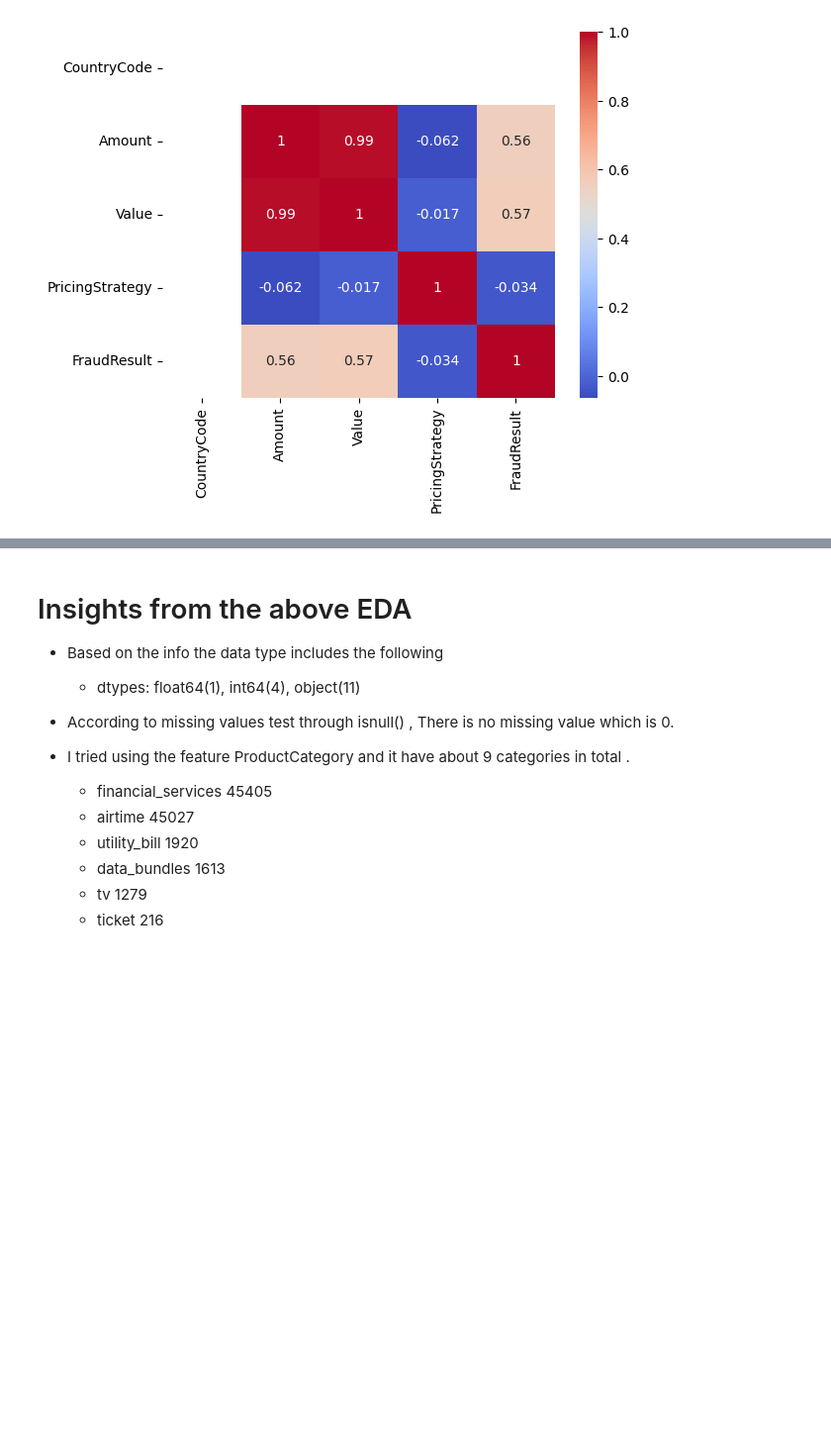
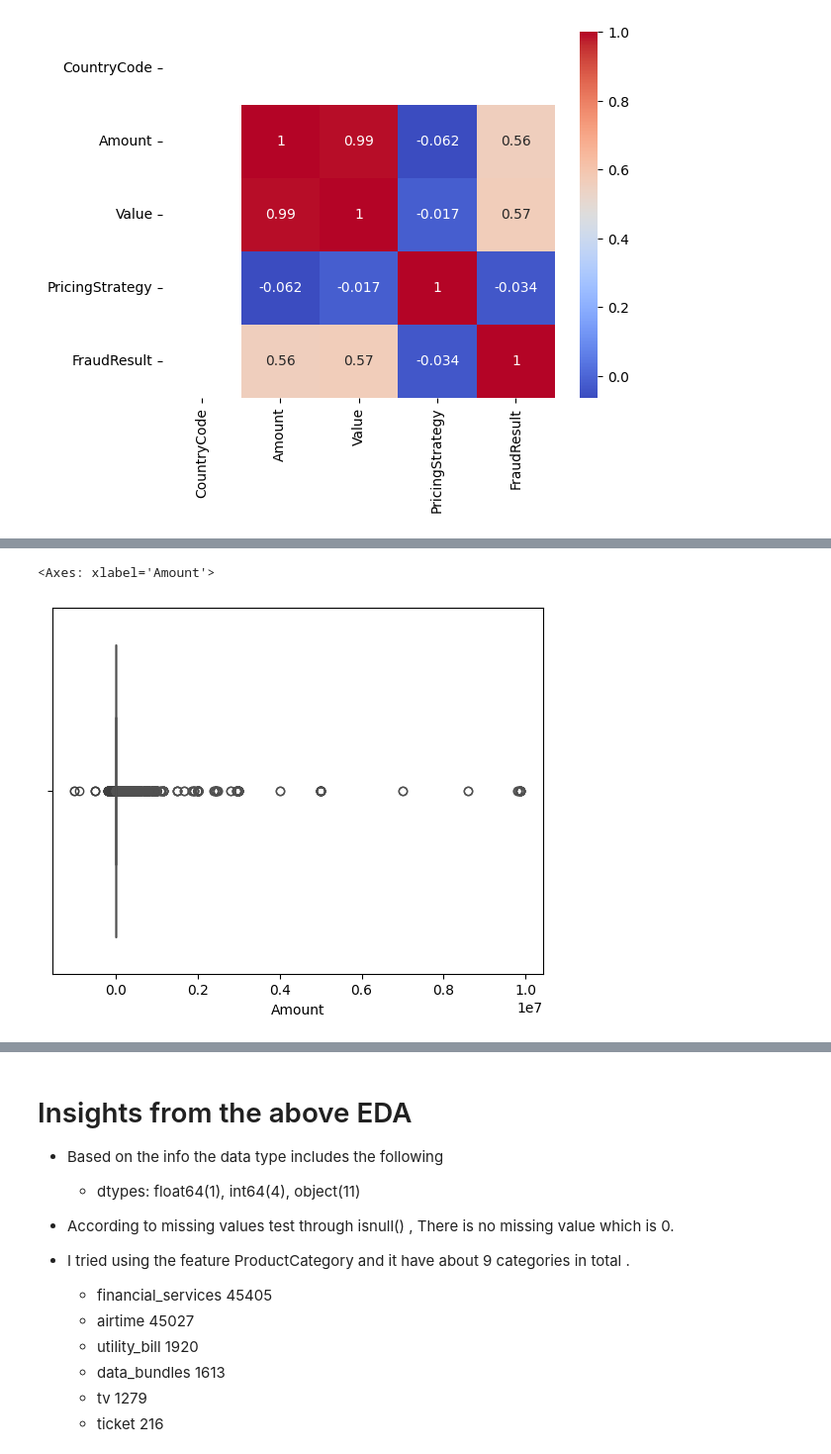
Before and after one commit to linat117/Credit-Risk-Probability-Model-for-Alternative-Data, a Jupyter notebook: notebooks/eda.ipynb, the cells around one changed output, grey strips where cells are left out. Shown: that part at 99% size. Drawn from its saved outputs; the diff is of its cells as text; code cells hidden in the pictures; blank space fills up the shorter version.

```diff
--- a/notebooks/eda.ipynb
+++ b/notebooks/eda.ipynb
@@ -100,0 +122,6 @@ sns.heatmap(numeric_df.corr(), annot=True, cmap='coolwarm')
+# %%
+sns.boxplot(x=df['Amount'])
+sns.boxplot(x=df['Value'])
+# %% [output]
+<Axes: xlabel='Amount'>
+[figure, added]
```
Also changed, not shown: parts of 4 cells of this notebook, 1 other file.
